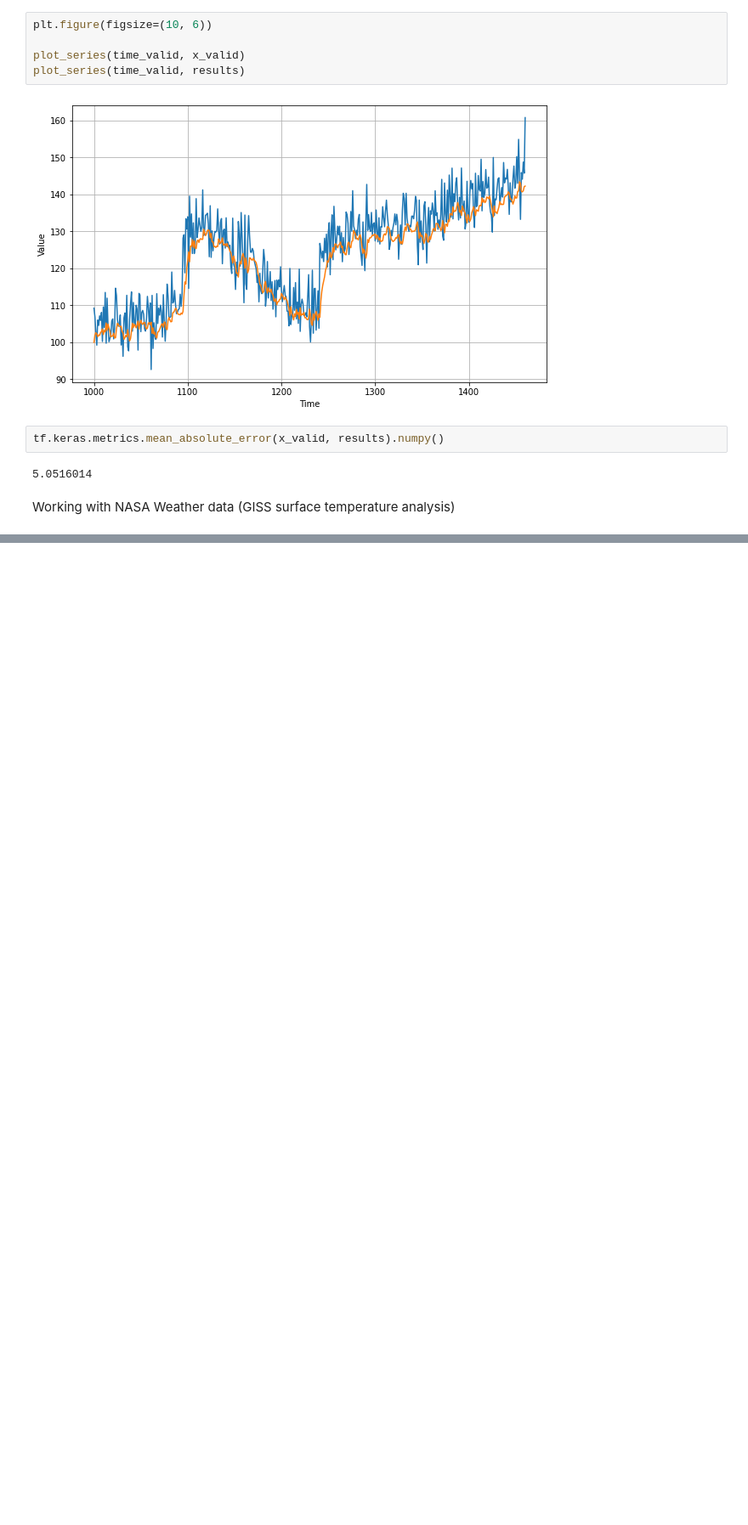
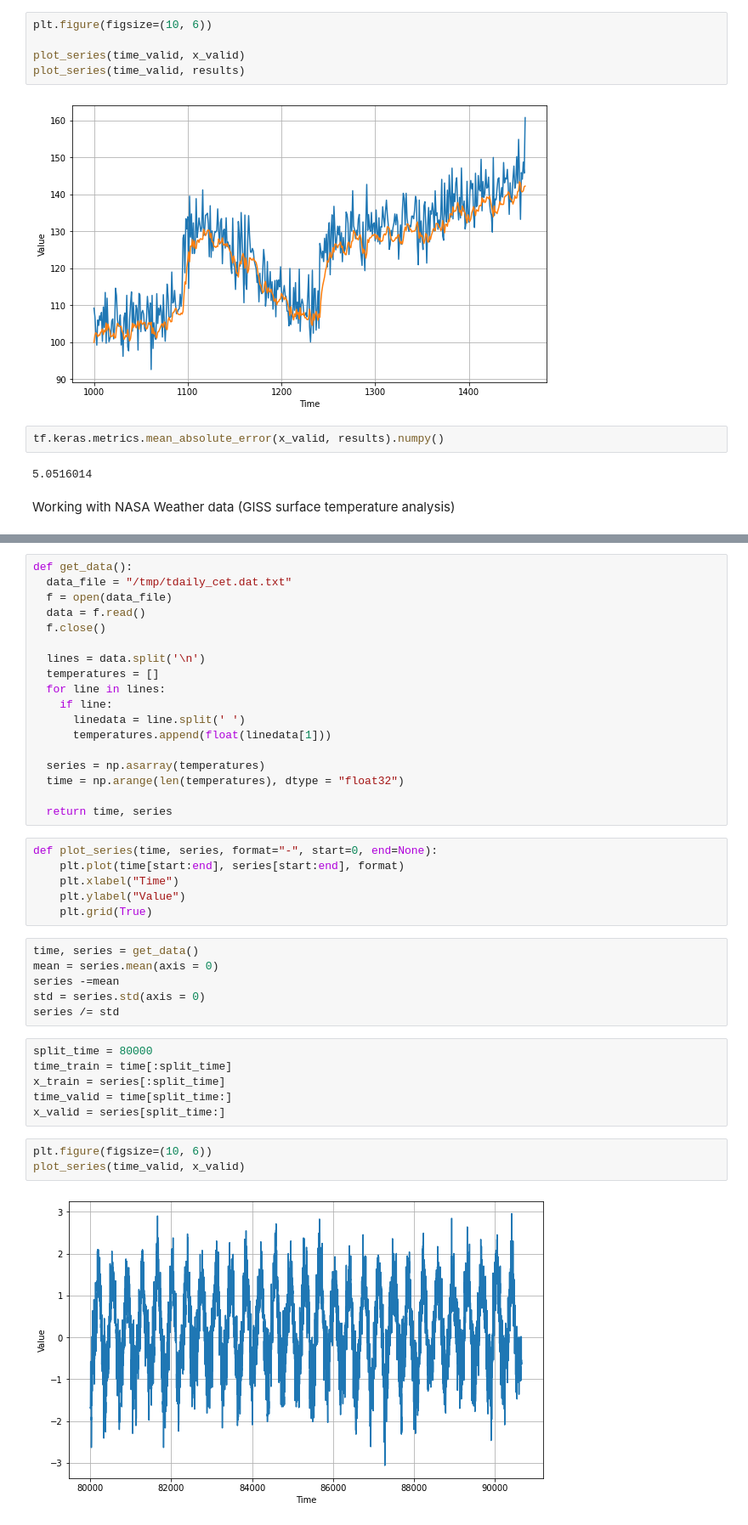
Before and after one commit to AashiDutt/AI-and-ML-for-Coders, a Jupyter notebook: Chapter_11.ipynb, the cells around one changed output, grey strips where cells are left out. Shown at 85% size. Drawn from its saved outputs; the diff is of its cells as text; blank space fills up the shorter version.

```diff
--- a/Chapter_11.ipynb
+++ b/Chapter_11.ipynb
@@ -190,0 +391,41 @@ Working with NASA Weather data (GISS surface temperature analysis)
+# %%
+def get_data():
+  data_file = "/tmp/tdaily_cet.dat.txt"
+  f = open(data_file)
+  data = f.read()
+  f.close()
+
+  lines = data.split('\n')
+  temperatures = []
+  for line in lines:
+    if line:
+      linedata = line.split(' ')
+      temperatures.append(float(linedata[1]))
+
+  series = np.asarray(temperatures)
+  time = np.arange(len(temperatures), dtype = "float32")
+
+  return time, series
+# %%
+def plot_series(time, series, format="-", start=0, end=None):
+    plt.plot(time[start:end], series[start:end], format)
+    plt.xlabel("Time")
+    plt.ylabel("Value")
+    plt.grid(True)
+# %%
+time, series = get_data()
+mean = series.mean(axis = 0)
+series -=mean
+std = series.std(axis = 0)
+series /= std
+# %%
+split_time = 80000
+time_train = time[:split_time]
+x_train = series[:split_time]
+time_valid = time[split_time:]
+x_valid = series[split_time:]
+# %%
+plt.figure(figsize=(10, 6))
+plot_series(time_valid, x_valid)
+# %% [output]
+[figure, added]
```
Also changed, not shown: parts of 41 cells of this notebook.
